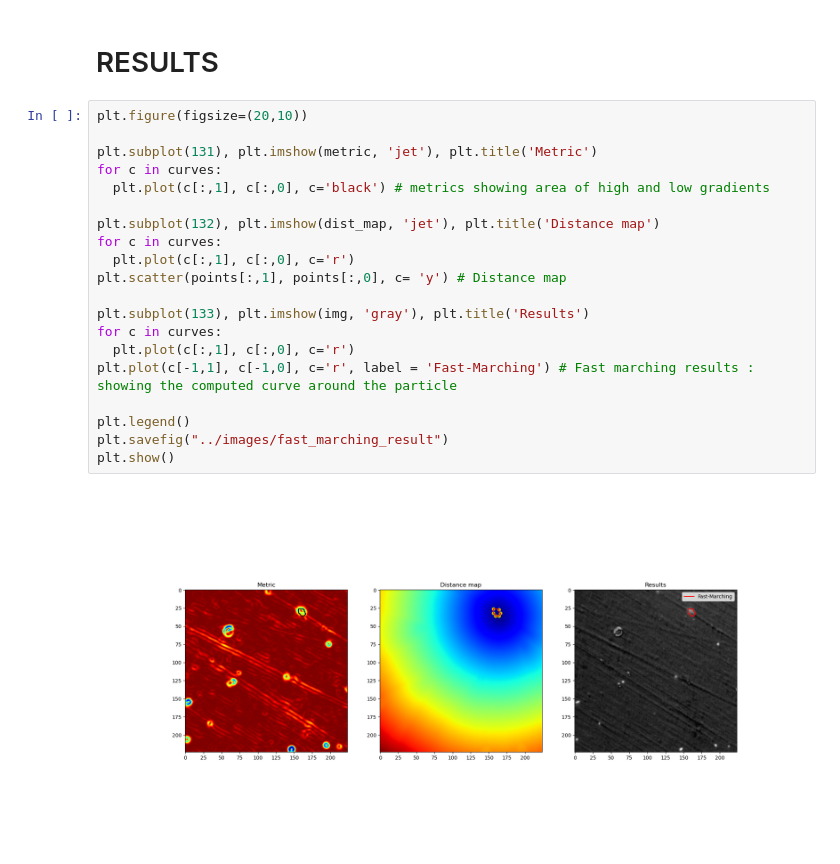
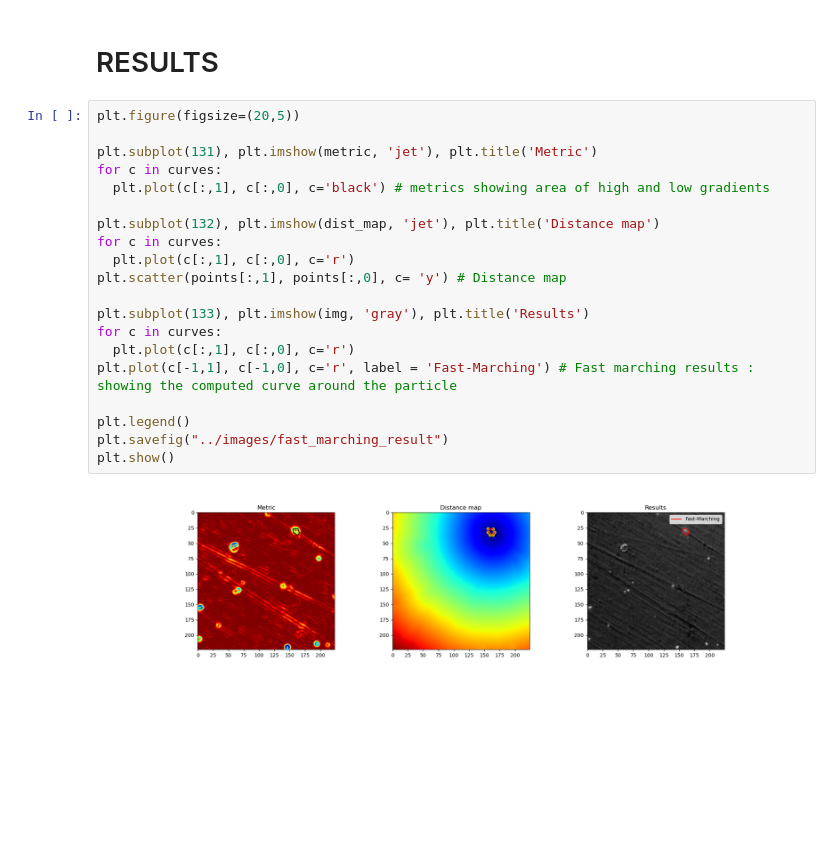
Before and after one commit to AnesSAD/Pitting_corrosion-CNRS, a Jupyter notebook: notebooks/fast_marching_annotation.ipynb, the cells around one changed output. Drawn from its saved outputs; the diff is of its cells as text; blank space fills up the shorter version.

```diff
--- a/notebooks/fast_marching_annotation.ipynb
+++ b/notebooks/fast_marching_annotation.ipynb
@@ -347,24 +347,24 @@ Running time 0.04
 # %% [markdown]
 # RESULTS
 # %%
-plt.figure(figsize=(20,10))
+plt.figure(figsize=(20,5))
 
 plt.subplot(131), plt.imshow(metric, 'jet'), plt.title('Metric')
 for c in curves:
   plt.plot(c[:,1], c[:,0], c='black') # metrics showing area of high and low gradients
 
 plt.subplot(132), plt.imshow(dist_map, 'jet'), plt.title('Distance map')
 for c in curves:
   plt.plot(c[:,1], c[:,0], c='r')
 plt.scatter(points[:,1], points[:,0], c= 'y') # Distance map
 
 plt.subplot(133), plt.imshow(img, 'gray'), plt.title('Results')
 for c in curves:
   plt.plot(c[:,1], c[:,0], c='r')
 plt.plot(c[-1,1], c[-1,0], c='r', label = 'Fast-Marching') # Fast marching results : showing the computed curve around the particle
 
 plt.legend()
 plt.savefig("../images/fast_marching_result")
 plt.show()
 # %% [output]
-[figure, old version]
+[figure, new version]
```
Also changed, not shown: parts of 1 cell of this notebook, 2 other files.
